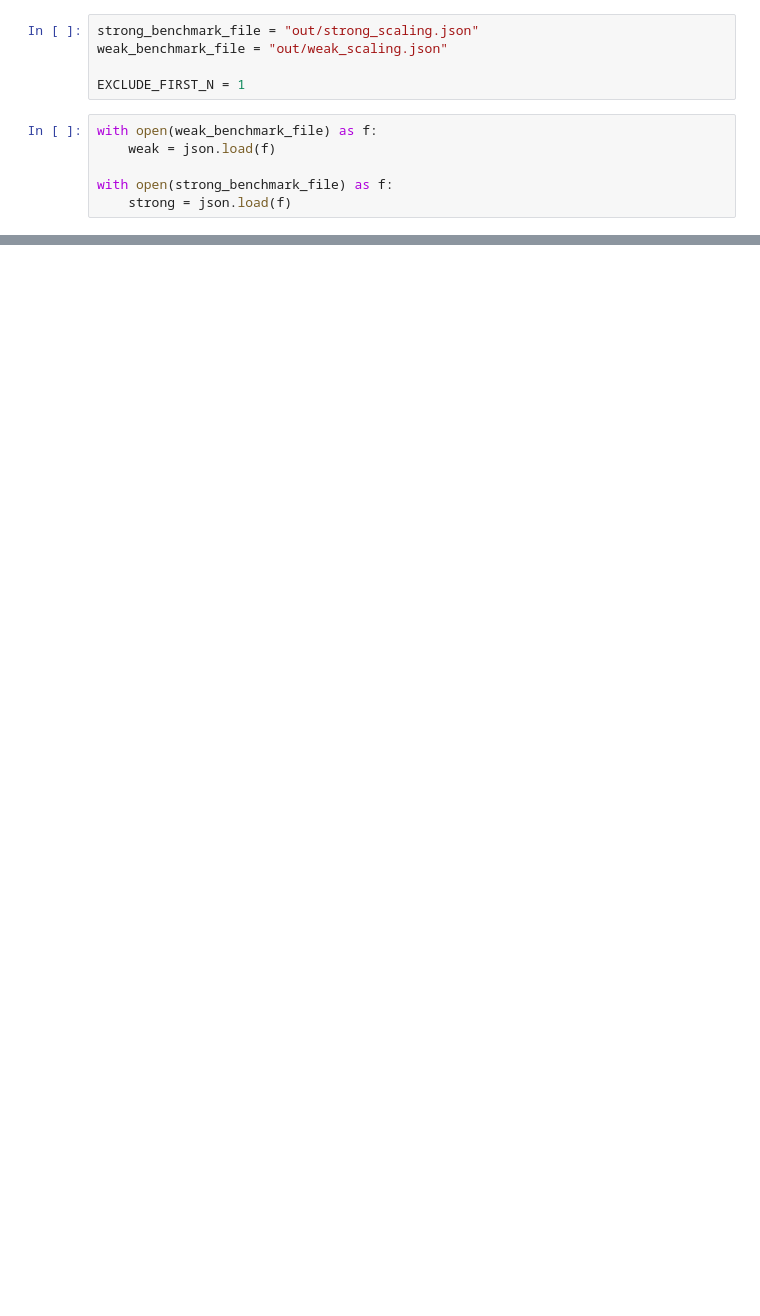
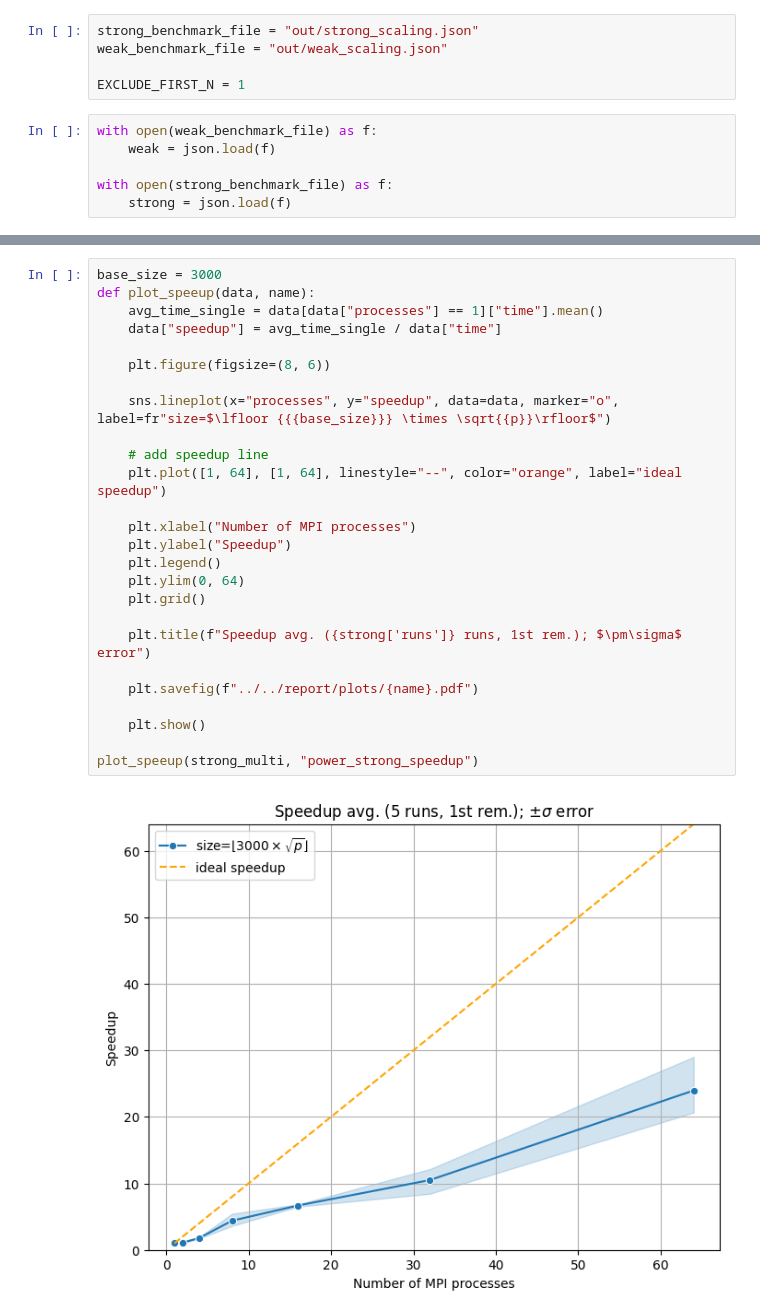
Before and after one commit to benedict-armstrong/hpc, a Jupyter notebook: project04/code/powermethod/plots.ipynb, the cells around one changed output, grey strips where cells are left out. Saved outputs shown, nothing was run; the diff lists cells and outputs as text; blank space fills up the shorter version.

```diff
--- a/project04/code/powermethod/plots.ipynb
+++ b/project04/code/powermethod/plots.ipynb
@@ -164,0 +72,28 @@ plt.savefig("../../report/plots/weak_efficiency.pdf")
+# %%
+base_size = 3000
+def plot_speeup(data, name):
+    avg_time_single = data[data["processes"] == 1]["time"].mean()
+    data["speedup"] = avg_time_single / data["time"]
+
+    plt.figure(figsize=(8, 6))
+
+    sns.lineplot(x="processes", y="speedup", data=data, marker="o", label=fr"size=$\lfloor {{{base_size}}} \times \sqrt{{p}}\rfloor$")
+
+    # add speedup line
+    plt.plot([1, 64], [1, 64], linestyle="--", color="orange", label="ideal speedup")
+
+    plt.xlabel("Number of MPI processes")
+    plt.ylabel("Speedup")
+    plt.legend()
+    plt.ylim(0, 64)
+    plt.grid()
+
+    plt.title(f"Speedup avg. ({strong['runs']} runs, 1st rem.); $\pm\sigma$ error")
+
+    plt.savefig(f"../../report/plots/{name}.pdf")
+
+    plt.show()
+
+plot_speeup(strong_multi, "power_strong_speedup")
+# %% [output]
+[figure, added]
```
Also changed, not shown: parts of 10 cells of this notebook, 12 other files.
